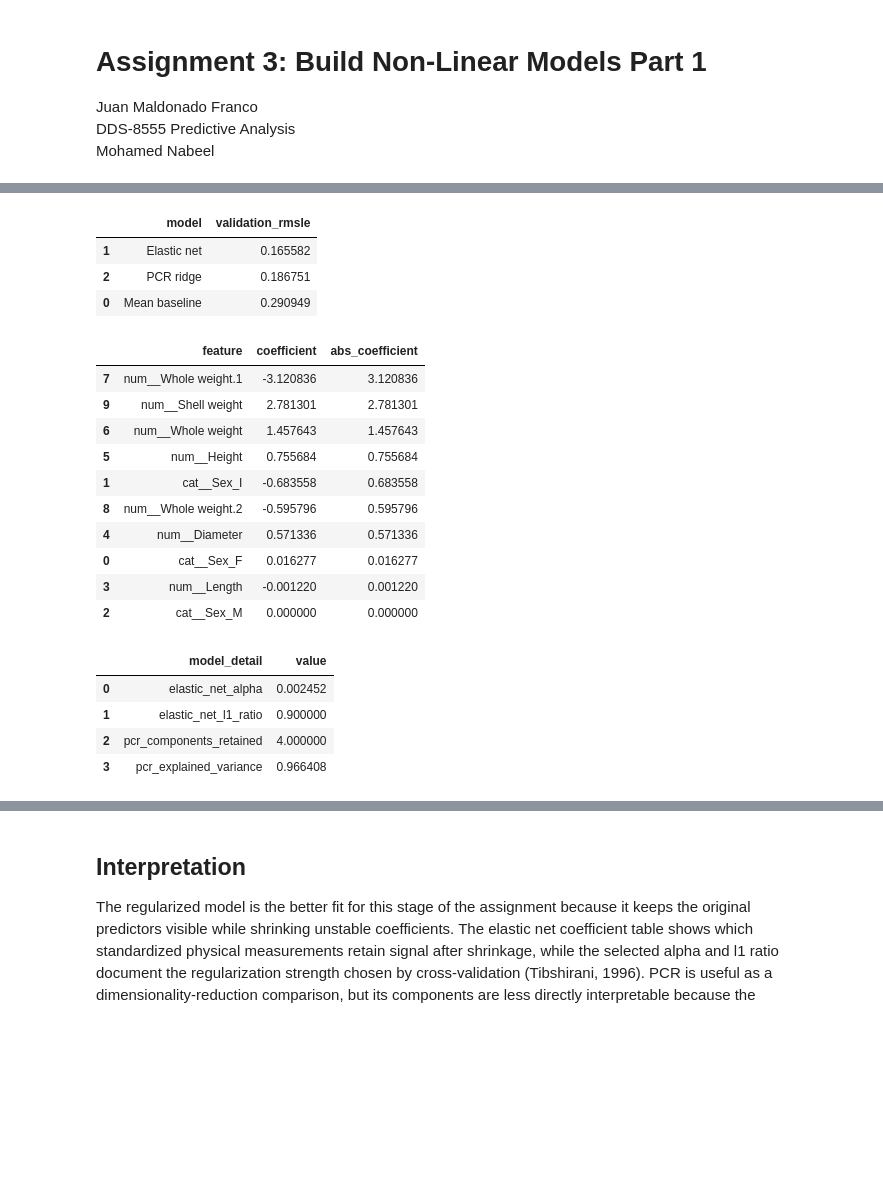
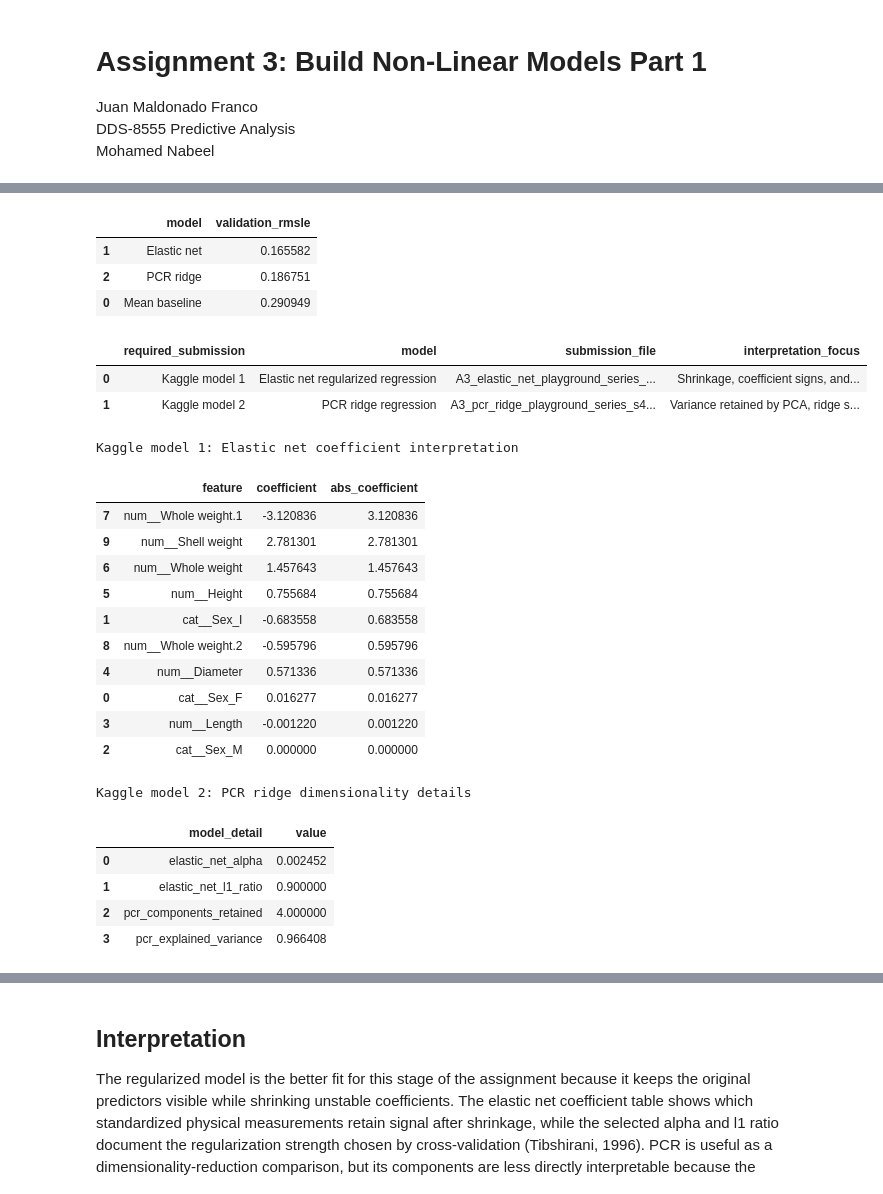
Before and after one commit to maldo81/dds-8555-predictive-analysis, a Jupyter notebook: Week 3/Assignment 3/MaldonadoJDDS8555-3.ipynb, the cells around one changed output, grey strips where cells are left out. Saved outputs shown, nothing was run; the diff lists cells and outputs as text; code cells hidden in the pictures; blank space fills up the shorter version.

```diff
--- a/Week 3/Assignment 3/MaldonadoJDDS8555-3.ipynb
+++ b/Week 3/Assignment 3/MaldonadoJDDS8555-3.ipynb
@@ -112,46 +269,62 @@ baseline_pred = np.repeat(y_train.mean(), len(y_valid))
 rows.append({"model": "Mean baseline", "validation_rmsle": np.sqrt(mean_squared_log_error(y_valid, baseline_pred))})
 for name, model in models.items():
     model.fit(X_train, y_train)
     pred = np.maximum(model.predict(X_valid), 1)
     rows.append({"model": name, "validation_rmsle": np.sqrt(mean_squared_log_error(y_valid, pred))})
 validation = pd.DataFrame(rows).sort_values("validation_rmsle")
 display(validation)
+display(pd.DataFrame({
+    "required_submission": ["Kaggle model 1", "Kaggle model 2"],
+    "model": ["Elastic net regularized regression", "PCR ridge regression"],
+    "submission_file": ["A3_elastic_net_playground_series_s4e4.csv", "A3_pcr_ridge_playground_series_s4e4.csv"],
+    "interpretation_focus": [
+        "Shrinkage, coefficient signs, and validation RMSLE",
+        "Variance retained by PCA, ridge stability, and validation RMSLE",
+    ],
+}))
 
 elastic = models["Elastic net"]
 feature_names = elastic.named_steps["pre"].get_feature_names_out()
 elastic_coefs = pd.DataFrame({
     "feature": feature_names,
     "coefficient": elastic.named_steps["model"].coef_,
 })
 elastic_coefs["abs_coefficient"] = elastic_coefs["coefficient"].abs()
+print("Kaggle model 1: Elastic net coefficient interpretation")
 display(elastic_coefs.sort_values("abs_coefficient", ascending=False).head(12))
+print("Kaggle model 2: PCR ridge dimensionality details")
 display(pd.DataFrame({
     "model_detail": ["elastic_net_alpha", "elastic_net_l1_ratio", "pcr_components_retained", "pcr_explained_variance"],
     "value": [
         elastic.named_steps["model"].alpha_,
         elastic.named_steps["model"].l1_ratio_,
         models["PCR ridge"].named_steps["pca"].n_components_,
         models["PCR ridge"].named_steps["pca"].explained_variance_ratio_.sum(),
     ],
 }))
 # %% [output]
 |  | model | validation_rmsle |
 | 1 | Elastic net | 0.165582 |
 | 2 | PCR ridge | 0.186751 |
 | 0 | Mean baseline | 0.290949 |
-|  | feature | coefficient | abs_coefficient |
-| 7 | num__Whole weight.1 | -3.120836 | 3.120836 |
-| 9 | num__Shell weight | 2.781301 | 2.781301 |
-| 6 | num__Whole weight | 1.457643 | 1.457643 |
-| 5 | num__Height | 0.755684 | 0.755684 |
-| 1 | cat__Sex_I | -0.683558 | 0.683558 |
-| 8 | num__Whole weight.2 | -0.595796 | 0.595796 |
-| 4 | num__Diameter | 0.571336 | 0.571336 |
-| 0 | cat__Sex_F | 0.016277 | 0.016277 |
-| 3 | num__Length | -0.001220 | 0.001220 |
-| 2 | cat__Sex_M | 0.000000 | 0.000000 |
+|  | required_submission | model | submission_file | interpretation_focus |
+| 0 | Kaggle model 1 | Elastic net regularized regression | A3_elastic_net_playground_series_... | Shrinkage, coefficient signs, and... |
+| 1 | Kaggle model 2 | PCR ridge regression | A3_pcr_ridge_playground_series_s4... | Variance retained by PCA, ridge s... |
+Kaggle model 1: Elastic net coefficient interpretation
-|  | model_detail | value |
-| 0 | elastic_net_alpha | 0.002452 |
-| 1 | elastic_net_l1_ratio | 0.900000 |
-| 2 | pcr_components_retained | 4.000000 |
-| 3 | pcr_explained_variance | 0.966408 |
+|  | feature | coefficient | abs_coefficient |
+| 7 | num__Whole weight.1 | -3.120836 | 3.120836 |
+| 9 | num__Shell weight | 2.781301 | 2.781301 |
+| 6 | num__Whole weight | 1.457643 | 1.457643 |
+| 5 | num__Height | 0.755684 | 0.755684 |
+| 1 | cat__Sex_I | -0.683558 | 0.683558 |
+| 8 | num__Whole weight.2 | -0.595796 | 0.595796 |
+| 4 | num__Diameter | 0.571336 | 0.571336 |
+| 0 | cat__Sex_F | 0.016277 | 0.016277 |
+| 3 | num__Length | -0.001220 | 0.001220 |
+| 2 | cat__Sex_M | 0.000000 | 0.000000 |
+Kaggle model 2: PCR ridge dimensionality details
+|  | model_detail | value |
+| 0 | elastic_net_alpha | 0.002452 |
+| 1 | elastic_net_l1_ratio | 0.900000 |
+| 2 | pcr_components_retained | 4.000000 |
+| 3 | pcr_explained_variance | 0.966408 |
```
Also changed, not shown: parts of 9 cells of this notebook, 9 other files.
